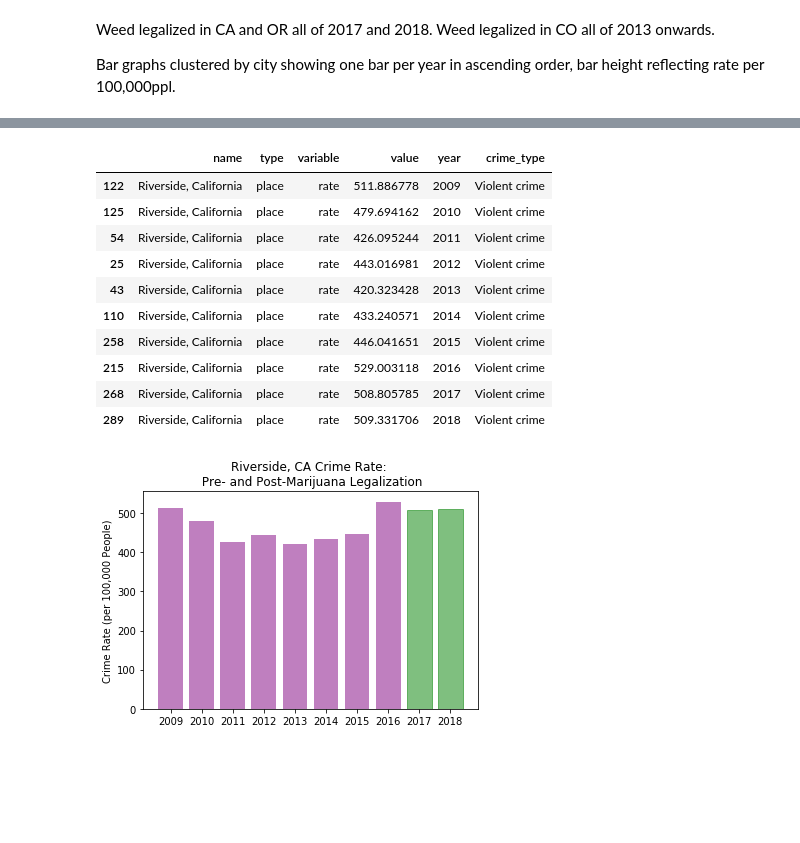
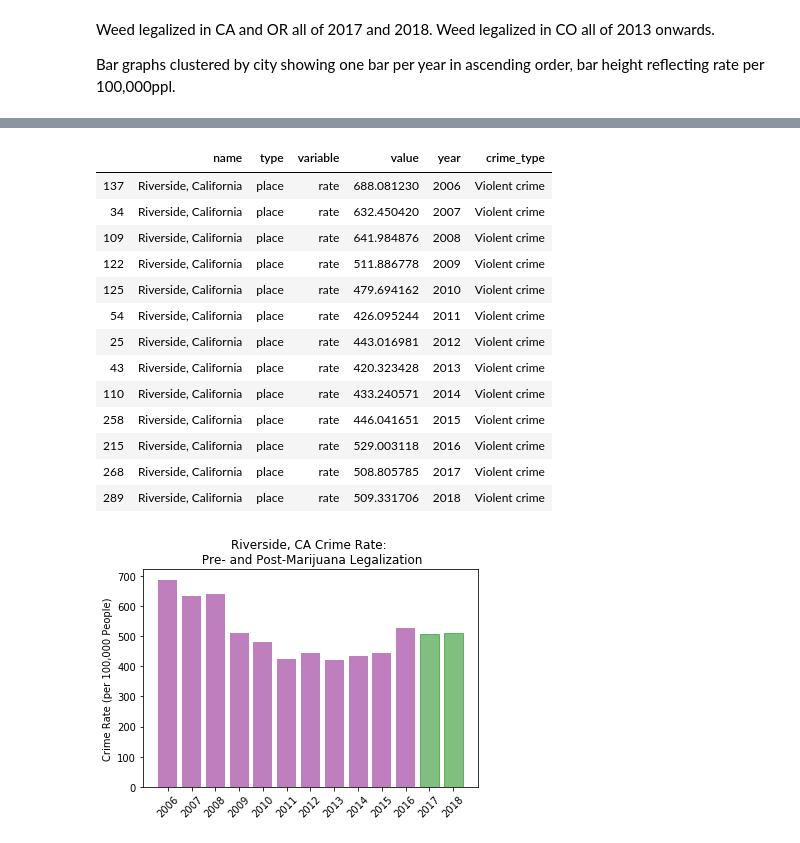
Before and after one commit to rose-gonoud/project1, a Jupyter notebook: CO_NY_CA_TX_finalAnalysis.ipynb, the cells around one changed output, grey strips where cells are left out. Drawn from its saved outputs; the diff is of its cells as text; code cells hidden in the pictures; blank space fills up the shorter version.

Commit message:
added years to some plots for consistency with other plots

```diff
--- a/CO_NY_CA_TX_finalAnalysis.ipynb
+++ b/CO_NY_CA_TX_finalAnalysis.ipynb
@@ -8,7 +8,7 @@ from scipy.stats import linregress
 import random
 import os
 # %%
-years = [2009, 2010, 2011, 2012, 2013, 2014, 2015, 2016, 2017, 2018]
+years = [2006, 2007, 2008, 2009, 2010, 2011, 2012, 2013, 2014, 2015, 2016, 2017, 2018]
 
 file_to_load1 = os.path.join("Output CSVs", "NYcrime.csv")
 
@@ -379,37 +385,40 @@ CAcrimeRatesViolent = CAcrimeRates.loc[CAcrimeRates["crime_type"] == "Violent cr
 CAcrimeRatesViolent = CAcrimeRatesViolent.drop_duplicates()
 CAcrimeRatesViolentYears = CAcrimeRatesViolent.loc[CAcrimeRatesViolent["year"].isin(years)]
 CAcrimeRatesViolentYears
 
 #CA_prepost_legalization = [2009, 2010, 2011, 2012, 2013, 2014, 2015, 2016, 2017, 2018]
 
 CAcrimePostLegalization = CAcrimeRatesViolent.loc[CAcrimeRatesViolent["year"].isin(years)]
 CAcrimePostLegalization = CAcrimePostLegalization.drop(columns=["key", "id", "place_name"])
 CAcrimePostLegalization = CAcrimePostLegalization.sort_values(['year'], ascending=[True])
 CAcrimePostLegalization
 
 CA_x_axis = np.arange(len(CAcrimePostLegalization["value"]))
 postLegalCA = plt.bar(CA_x_axis, CAcrimePostLegalization["value"], color='purple', alpha=0.5, align="center")
-postLegalCA[8].set_color('g')
-postLegalCA[9].set_color('g')
+postLegalCA[11].set_color('g')
+postLegalCA[12].set_color('g')
 
 tick_locations = [value for value in CA_x_axis]
-plt.xticks(tick_locations, years)
+plt.xticks(tick_locations, years, rotation=45)
 plt.title("Riverside, CA Crime Rate: \n Pre- and Post-Marijuana Legalization")
 plt.ylabel("Crime Rate (per 100,000 People)")
 CAcrimePostLegalization
 # %% [output]
 |  | name | type | variable | value | year | crime_type |
+| 137 | Riverside, California | place | rate | 688.081230 | 2006 | Violent crime |
+| 34 | Riverside, California | place | rate | 632.450420 | 2007 | Violent crime |
+| 109 | Riverside, California | place | rate | 641.984876 | 2008 | Violent crime |
 | 122 | Riverside, California | place | rate | 511.886778 | 2009 | Violent crime |
 | 125 | Riverside, California | place | rate | 479.694162 | 2010 | Violent crime |
 | 54 | Riverside, California | place | rate | 426.095244 | 2011 | Violent crime |
 | 25 | Riverside, California | place | rate | 443.016981 | 2012 | Violent crime |
 | 43 | Riverside, California | place | rate | 420.323428 | 2013 | Violent crime |
 | 110 | Riverside, California | place | rate | 433.240571 | 2014 | Violent crime |
 | 258 | Riverside, California | place | rate | 446.041651 | 2015 | Violent crime |
 | 215 | Riverside, California | place | rate | 529.003118 | 2016 | Violent crime |
 | 268 | Riverside, California | place | rate | 508.805785 | 2017 | Violent crime |
 | 289 | Riverside, California | place | rate | 509.331706 | 2018 | Violent crime |
-[figure, old version]
+[figure, new version]
 # %%
 # creating violent crime only set from there:
 # restrict this violent crime set to a period of years useful for comparison w/ weed-legal cities:
```
Also changed, not shown: parts of 10 cells of this notebook.
